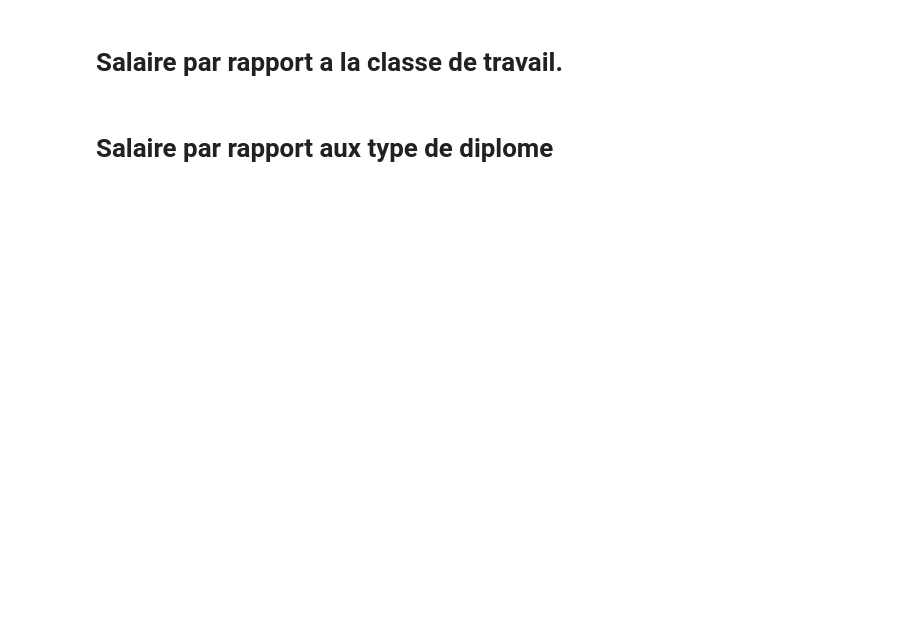
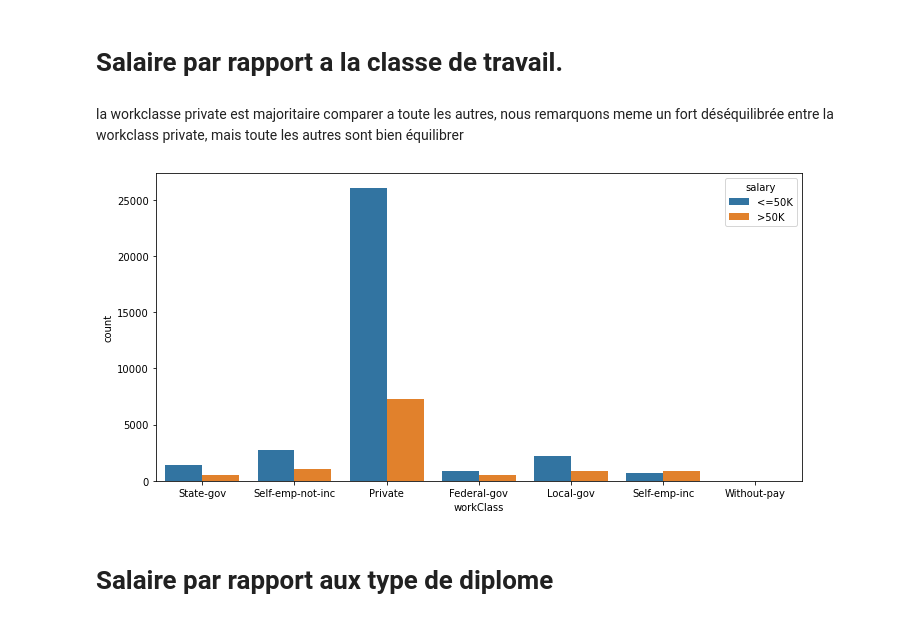
Before and after one commit to YouvaADDAD/Multidimensional_Analysis_And_Spark, a Jupyter notebook: BDLE_project.ipynb, the cells around one changed output. Drawn from its saved outputs; the diff is of its cells as text; code cells hidden in the pictures; blank space fills up the shorter version.

```diff
--- a/BDLE_project.ipynb
+++ b/BDLE_project.ipynb
@@ -102,8 +117,7 @@ Comme le taux de valeur manquante est négligeable, nous pouvons directement sup
 # %%
-df_concat=df_concat.dropna()
-AdultCensusIncome=spark.createDataFrame(df_concat,schema=Schema)
-AdultCensusIncome.printSchema()
-AdultCensusIncome.toPandas()
+Adult_data=spark.createDataFrame(df_data.dropna(),schema=Schema)
+Adult_data.printSchema()
+Adult_data.toPandas()
 # %% [output]
 root
  |-- age: integer (nullable = true)
@@ -143,2 +173,3 @@ AdultCensusIncome.groupBy(col('income')).agg(count('*').alias('Target')).show()
 # %%
-df=AdultCensusIncome.toPandas()
+df=Adult_data.toPandas()
+df.describe()
@@ -149,9 +196,13 @@ df.hist(figsize=(20,20))
 # %% [markdown]
 # Salaire par rapport a la classe de travail.
+# %% [markdown]
+la workclasse private est majoritaire comparer a toute les autres, nous remarquons meme un fort déséquilibrée entre la workclass private, mais toute les autres sont bien équilibrer
 # %%
 plt.figure(figsize=(10,5))
-sns.countplot(x='workClass', hue='income', data=df)
+sns.countplot(x='workClass', hue='salary', data=df)
 plt.tight_layout()
 plt.show()
+# %% [output]
+[figure, added]
 # %% [markdown]
 # Salaire par rapport aux type de diplome
```
Also changed, not shown: parts of 106 cells of this notebook, 7 other files.
